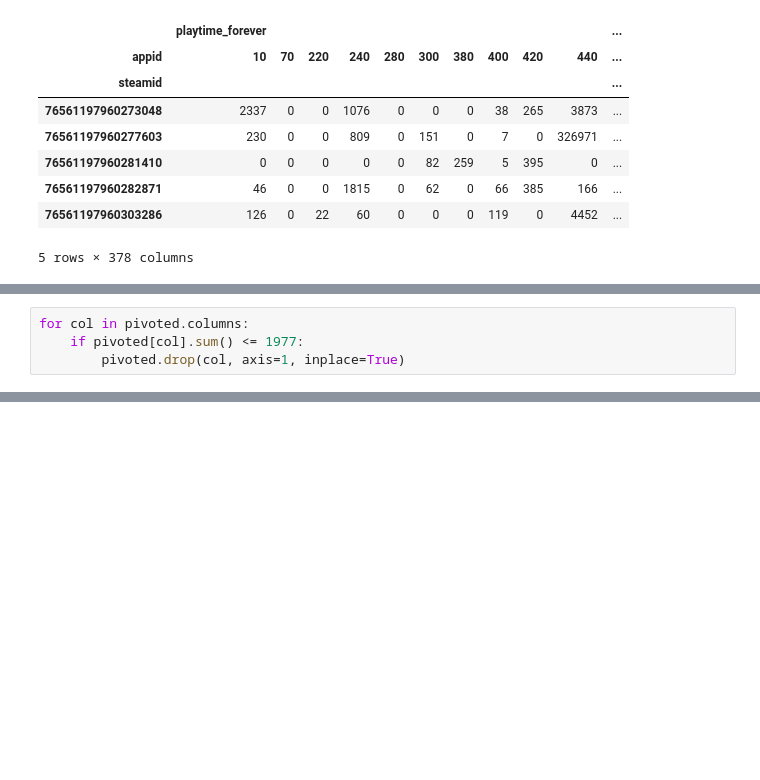
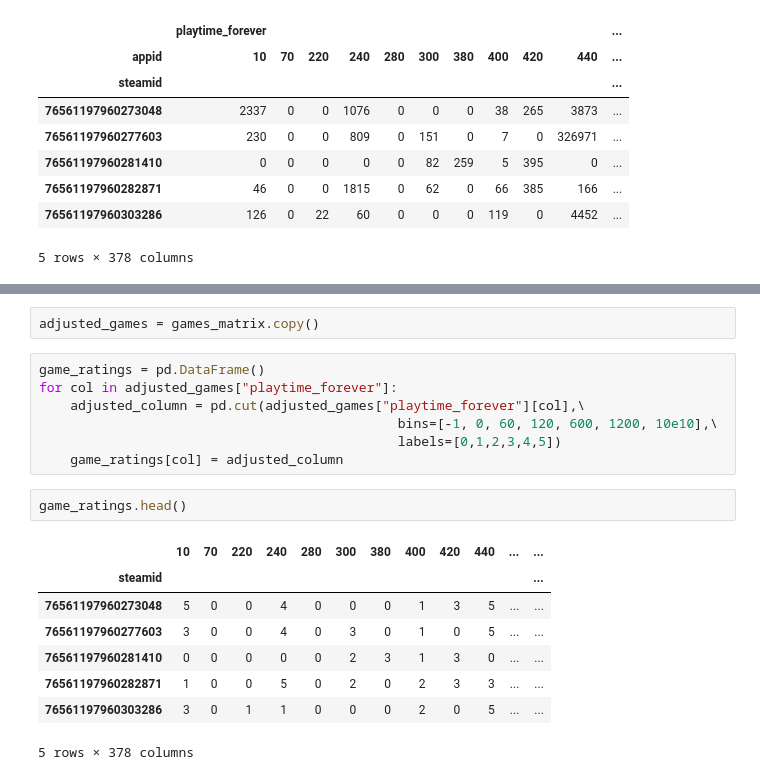
Before and after one commit to johnnysand7/steam-study, a Jupyter notebook: script/EDA/ReadFromMongoDB.ipynb, the cells around one changed output, grey strips where cells are left out. Cells and saved outputs as stored; diff of their text form; blank space fills up the shorter version.

```diff
--- a/script/EDA/ReadFromMongoDB.ipynb
+++ b/script/EDA/ReadFromMongoDB.ipynb
@@ -319,4 +302,0 @@ Int64Index([10, 20, 30, 40, 50, 60, 70, 80, 92, 100], dtype='int64', name=u'appi
-# %%
-for col in pivoted.columns:
-    if pivoted[col].sum() <= 1977:
-        pivoted.drop(col, axis=1, inplace=True)
@@ -434,0 +355,20 @@ Pivoted
+# %%
+adjusted_games = games_matrix.copy()
+# %%
+game_ratings = pd.DataFrame()
+for col in adjusted_games["playtime_forever"]:
+    adjusted_column = pd.cut(adjusted_games["playtime_forever"][col],\
+                                              bins=[-1, 0, 60, 120, 600, 1200, 10e10],\
+                                              labels=[0,1,2,3,4,5])
+    game_ratings[col] = adjusted_column
+# %%
+game_ratings.head()
+# %% [output]
+|  | 10 | 70 | 220 | 240 | 280 | 300 | 380 | 400 | 420 | 440 | ... | ... |
+| steamid |  |  |  |  |  |  |  |  |  |  |  | ... |
+| 76561197960273048 | 5 | 0 | 0 | 4 | 0 | 0 | 0 | 1 | 3 | 5 | ... | ... |
+| 76561197960277603 | 3 | 0 | 0 | 4 | 0 | 3 | 0 | 1 | 0 | 5 | ... | ... |
+| 76561197960281410 | 0 | 0 | 0 | 0 | 0 | 2 | 3 | 1 | 3 | 0 | ... | ... |
+| 76561197960282871 | 1 | 0 | 0 | 5 | 0 | 2 | 0 | 2 | 3 | 3 | ... | ... |
+| 76561197960303286 | 3 | 0 | 1 | 1 | 0 | 0 | 0 | 2 | 0 | 5 | ... | ... |
+5 rows × 378 columns
```
Also changed, not shown: parts of 61 cells of this notebook, 1 other file.
